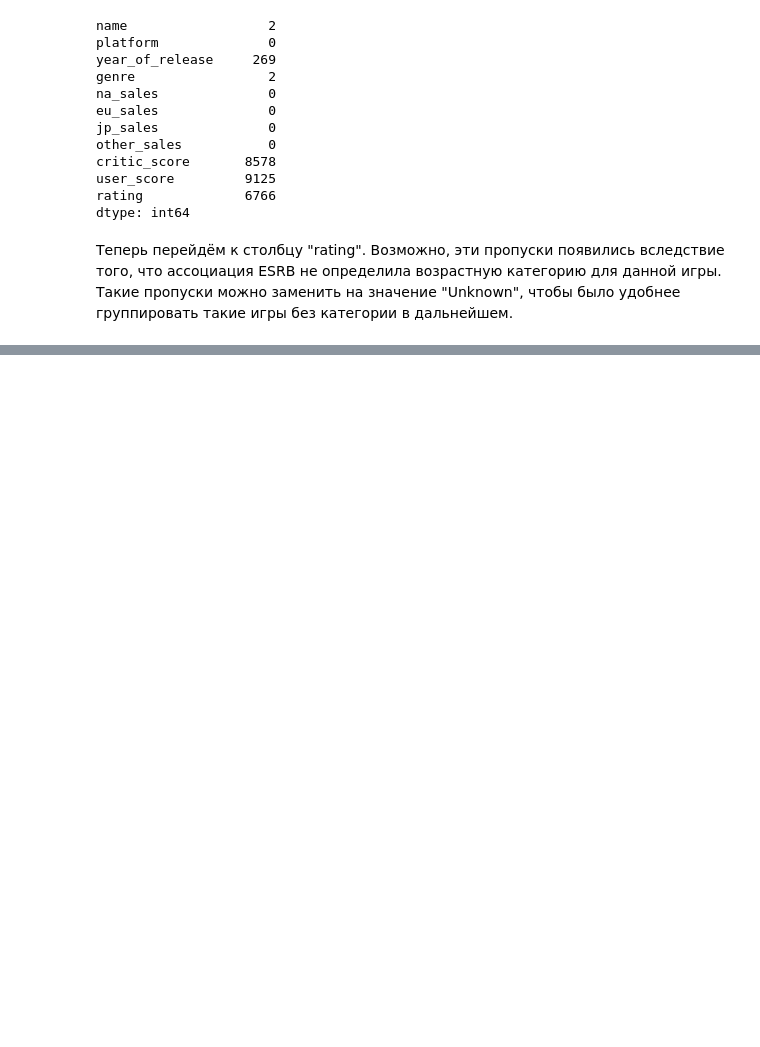
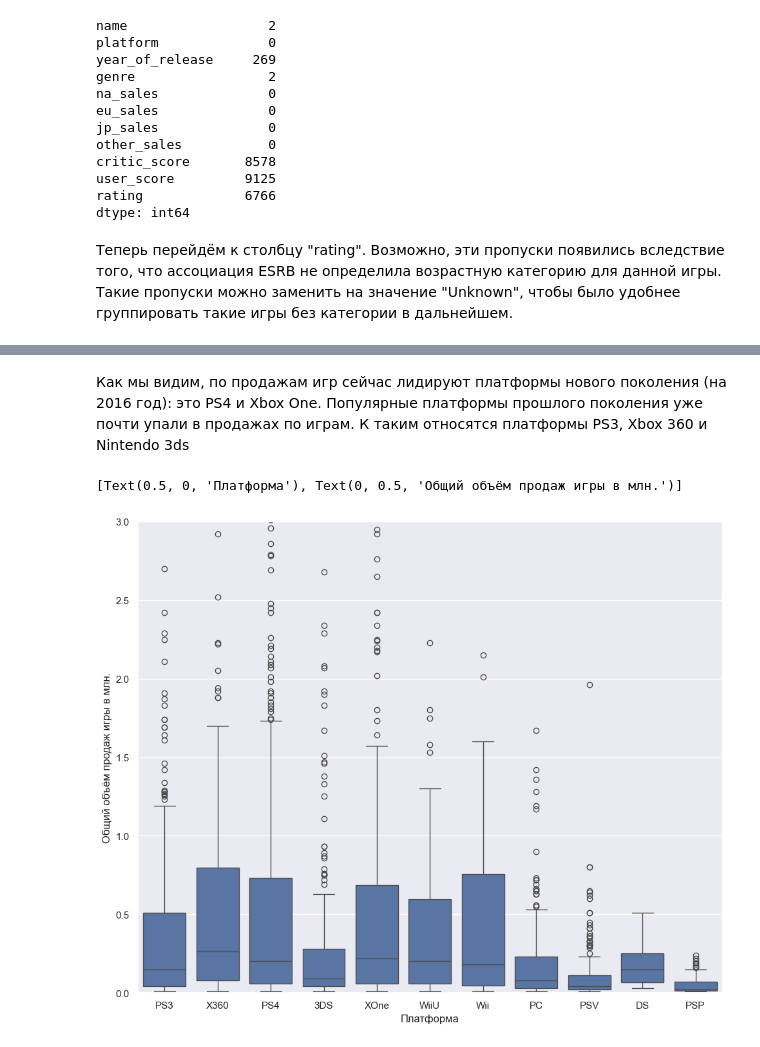
Before and after one commit to Bic0sAbric0s/Analytics, a Jupyter notebook: game_research.ipynb, the cells around one changed output, grey strips where cells are left out. Drawn from its saved outputs; the diff is of its cells as text; code cells hidden in the pictures; blank space fills up the shorter version.

```diff
--- a/game_research.ipynb
+++ b/game_research.ipynb
@@ -196,0 +228,9 @@ data['total_sales'] = data['na_sales'] + data['eu_sales'] + data['jp_sales'] + d
+# %% [markdown]
+Как мы видим, по продажам игр сейчас лидируют платформы нового поколения (на 2016 год): это PS4 и Xbox One. Популярные платформы прошлого поколения уже почти упали в продажах по играм. К таким относятся платформы PS3, Xbox 360 и Nintendo 3ds
+# %%
+sns.set(rc={'figure.figsize':(11.7,9.5)})
+plt.ylim(0, 3)
+sns.boxplot(x=actual_data["platform"], y=actual_data['total_sales']).set(xlabel='Платформа', ylabel='Общий объём продаж игры в млн.')
+# %% [output]
+[Text(0.5, 0, 'Платформа'), Text(0, 0.5, 'Общий объём продаж игры в млн.')]
+[figure, added]
```
Also changed, not shown: parts of 90 cells of this notebook.
